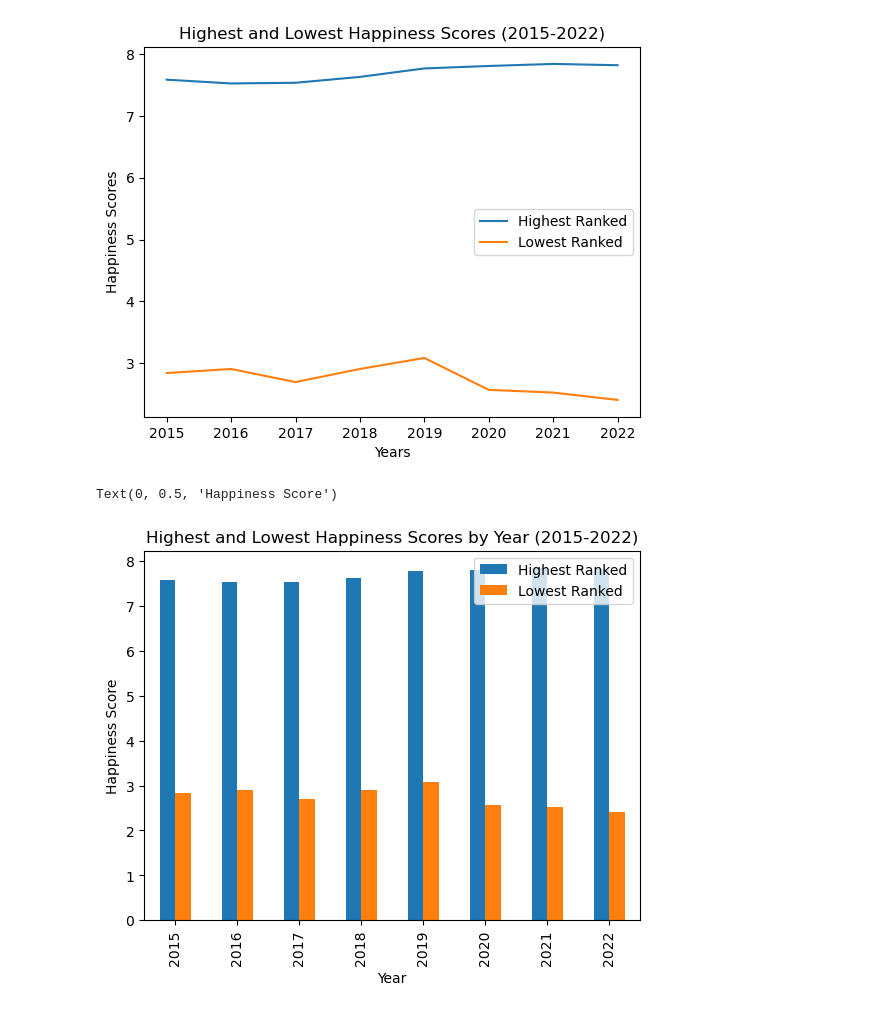
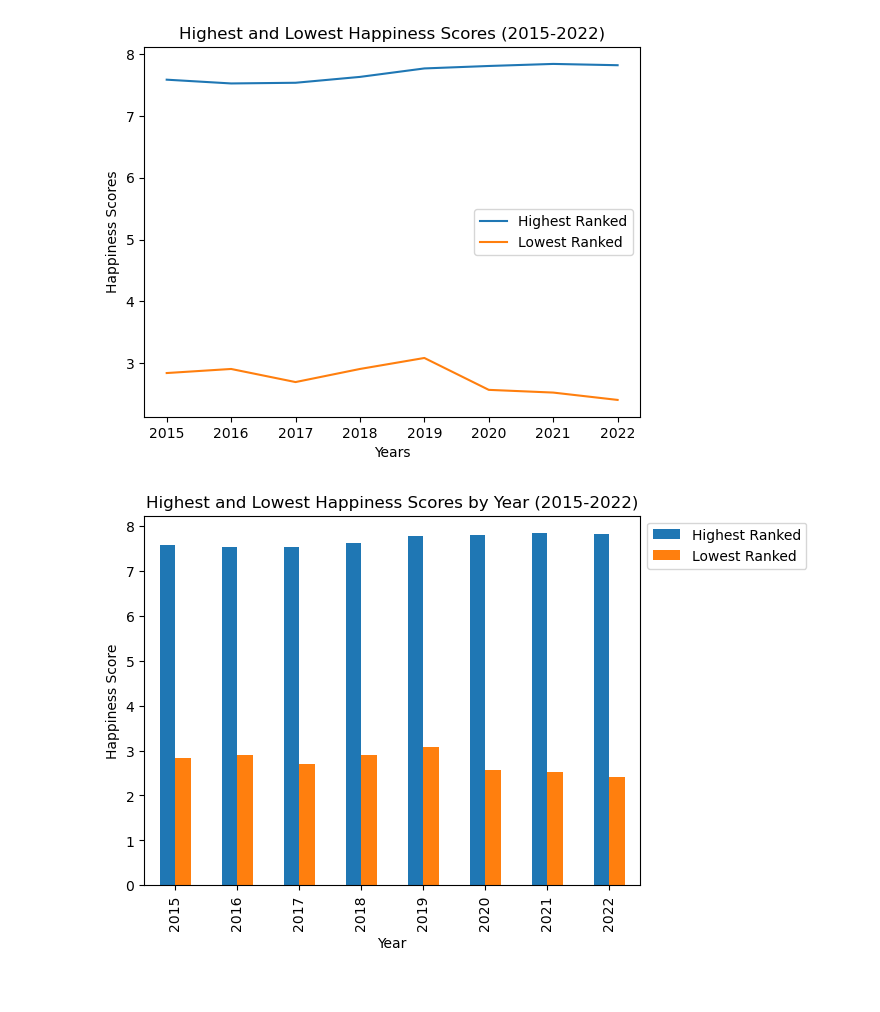
Before and after one commit to emily-curlin/Project1, a Jupyter notebook: world_happiness_lauren.ipynb, the cells around one changed output. Cells and saved outputs as stored; diff of their text form; code cells hidden in the pictures.

Commit message:
refined bar chart

```diff
--- a/world_happiness_lauren.ipynb
+++ b/world_happiness_lauren.ipynb
@@ -488,15 +488,16 @@ Text(0, 0.5, 'Happiness Scores')
 # %%
 #Create a bar chartusing data from final_df -Lauren
 plotdata = pd.DataFrame({
     "Highest Ranked": [7.5870, 7.5260, 7.5370, 7.6320, 7.7690, 7.8087, 7.8420, 7.8210],
     "Lowest Ranked": [2.8390, 2.9050, 2.6930, 2.9050, 3.0830, 2.5669, 2.5230, 2.4040]
     },
     index=["2015", "2016", "2017", "2018", "2019", "2020", "2021", "2022"]
 )
 plotdata.plot(kind="bar")
 plt.title("Highest and Lowest Happiness Scores by Year (2015-2022)")
 plt.xlabel("Year")
 plt.ylabel("Happiness Score")
+plt.legend(bbox_to_anchor=(1.0, 1.0))
+plt.show()
 # %% [output]
-Text(0, 0.5, 'Happiness Score')
-[figure, old version]
+[figure, new version]
```
